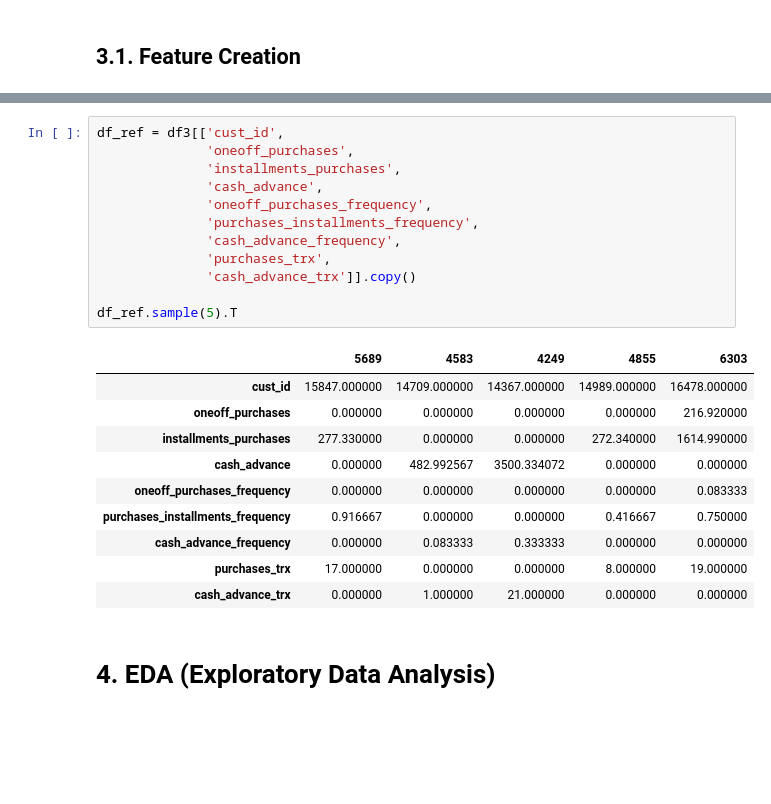
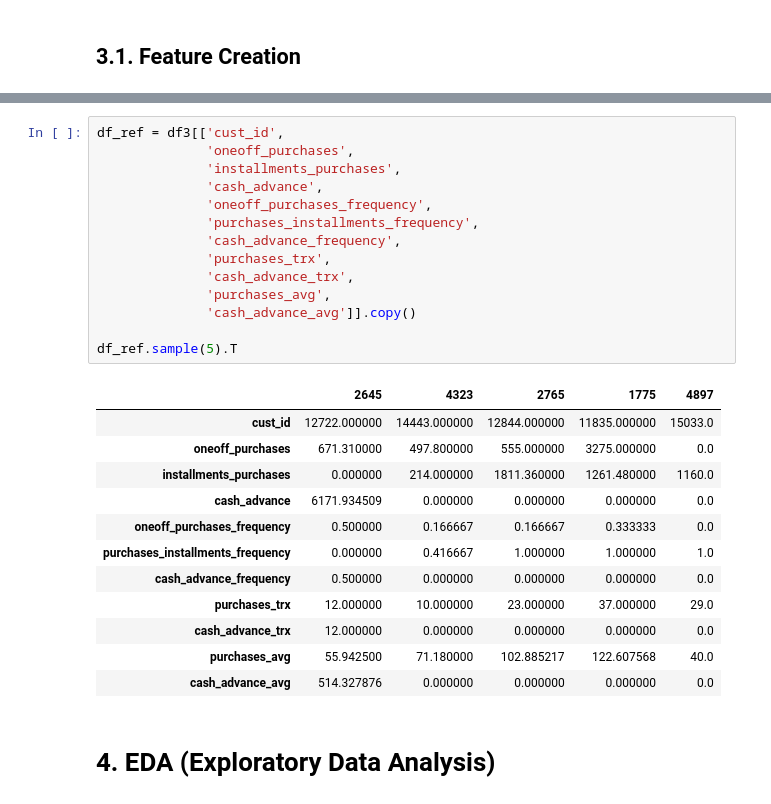
Before and after one commit to Matheus-Homem/international_bank_marketing, a Jupyter notebook: notebooks/c6_clustering_models.ipynb, the cells around one changed output, grey strips where cells are left out. Cells and saved outputs as stored; diff of their text form; blank space fills up the shorter version.

```diff
--- a/notebooks/c6_clustering_models.ipynb
+++ b/notebooks/c6_clustering_models.ipynb
@@ -240,26 +240,30 @@ df3.sample(5).T
 # %%
 df_ref = df3[['cust_id',
               'oneoff_purchases',
               'installments_purchases',
               'cash_advance',
               'oneoff_purchases_frequency',
               'purchases_installments_frequency',
               'cash_advance_frequency',
               'purchases_trx',
-              'cash_advance_trx']].copy()
+              'cash_advance_trx',
+              'purchases_avg',
+              'cash_advance_avg']].copy()
 
 df_ref.sample(5).T
 # %% [output]
-|  | 5689 | 4583 | 4249 | 4855 | 6303 |
-| cust_id | 15847.000000 | 14709.000000 | 14367.000000 | 14989.000000 | 16478.000000 |
-| oneoff_purchases | 0.000000 | 0.000000 | 0.000000 | 0.000000 | 216.920000 |
-| installments_purchases | 277.330000 | 0.000000 | 0.000000 | 272.340000 | 1614.990000 |
-| cash_advance | 0.000000 | 482.992567 | 3500.334072 | 0.000000 | 0.000000 |
-| oneoff_purchases_frequency | 0.000000 | 0.000000 | 0.000000 | 0.000000 | 0.083333 |
-| purchases_installments_frequency | 0.916667 | 0.000000 | 0.000000 | 0.416667 | 0.750000 |
-| cash_advance_frequency | 0.000000 | 0.083333 | 0.333333 | 0.000000 | 0.000000 |
-| purchases_trx | 17.000000 | 0.000000 | 0.000000 | 8.000000 | 19.000000 |
-| cash_advance_trx | 0.000000 | 1.000000 | 21.000000 | 0.000000 | 0.000000 |
+|  | 2645 | 4323 | 2765 | 1775 | 4897 |
+| cust_id | 12722.000000 | 14443.000000 | 12844.000000 | 11835.000000 | 15033.0 |
+| oneoff_purchases | 671.310000 | 497.800000 | 555.000000 | 3275.000000 | 0.0 |
+| installments_purchases | 0.000000 | 214.000000 | 1811.360000 | 1261.480000 | 1160.0 |
+| cash_advance | 6171.934509 | 0.000000 | 0.000000 | 0.000000 | 0.0 |
+| oneoff_purchases_frequency | 0.500000 | 0.166667 | 0.166667 | 0.333333 | 0.0 |
+| purchases_installments_frequency | 0.000000 | 0.416667 | 1.000000 | 1.000000 | 1.0 |
+| cash_advance_frequency | 0.500000 | 0.000000 | 0.000000 | 0.000000 | 0.0 |
+| purchases_trx | 12.000000 | 10.000000 | 23.000000 | 37.000000 | 29.0 |
+| cash_advance_trx | 12.000000 | 0.000000 | 0.000000 | 0.000000 | 0.0 |
+| purchases_avg | 55.942500 | 71.180000 | 102.885217 | 122.607568 | 40.0 |
+| cash_advance_avg | 514.327876 | 0.000000 | 0.000000 | 0.000000 | 0.0 |
 # %% [markdown]
 # 4. EDA (Exploratory Data Analysis)
 # %%
```
Also changed, not shown: parts of 32 cells of this notebook.
